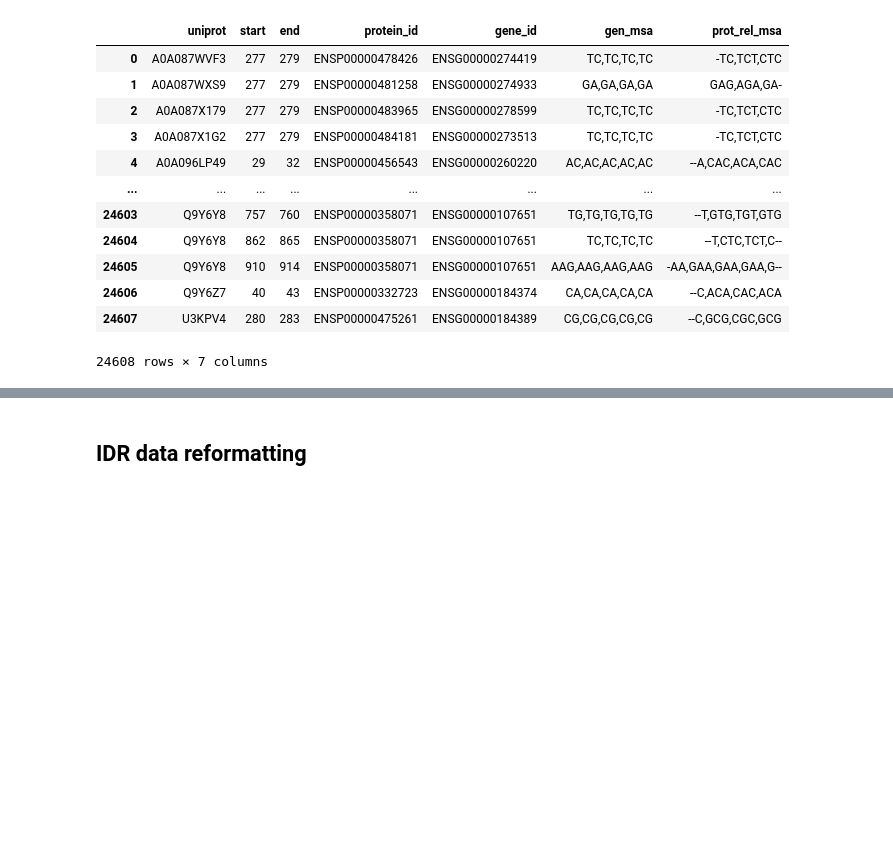
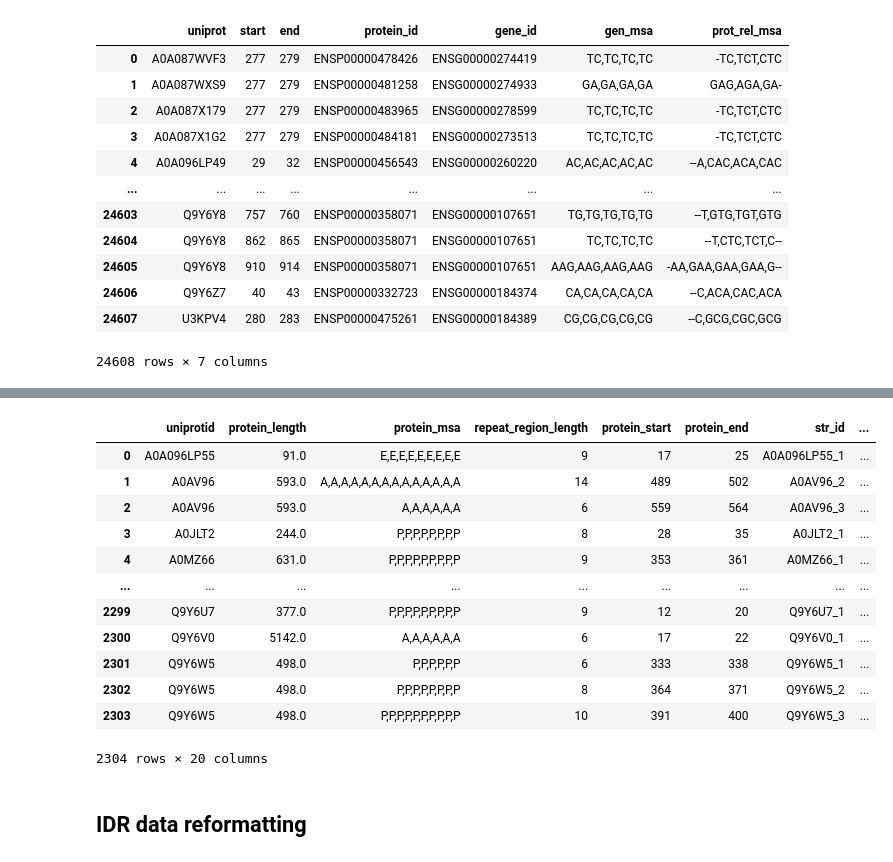
Before and after one commit to maverbiest/refract_secondment_lima, a Jupyter notebook: scripts/refromat_files.ipynb, the cells around one changed output, grey strips where cells are left out. Drawn from its saved outputs; the diff is of its cells as text; code cells hidden in the pictures; blank space fills up the shorter version.

```diff
--- a/scripts/refromat_files.ipynb
+++ b/scripts/refromat_files.ipynb
@@ -133,0 +153,21 @@ df_strs.to_csv("../data/reformat/edb79_gen_to_prot_mapping_reformat.tsv", sep='\
+# %%
+df_prot_strs_filt = (df_prot_strs
+                         .dropna()
+                         .assign(unit_size = lambda x: [len(i[0]) for i in x.protein_msa.str.split(",")])
+                         .query("unit_size == 1 and h_div_prot == 0.0 and ',' not in gen_seq"))
+df_prot_strs_filt = df_prot_strs_filt[[not "," in i for i in df_prot_strs_filt.gen_seq]].reset_index(drop=True)
+df_prot_strs_filt
+# %% [output]
+|  | uniprotid | protein_length | protein_msa | repeat_region_length | protein_start | protein_end | str_id | ... |
+| 0 | A0A096LP55 | 91.0 | E,E,E,E,E,E,E,E,E | 9 | 17 | 25 | A0A096LP55_1 | ... |
+| 1 | A0AV96 | 593.0 | A,A,A,A,A,A,A,A,A,A,A,A,A,A | 14 | 489 | 502 | A0AV96_2 | ... |
+| 2 | A0AV96 | 593.0 | A,A,A,A,A,A | 6 | 559 | 564 | A0AV96_3 | ... |
+| 3 | A0JLT2 | 244.0 | P,P,P,P,P,P,P,P | 8 | 28 | 35 | A0JLT2_1 | ... |
+| 4 | A0MZ66 | 631.0 | P,P,P,P,P,P,P,P,P | 9 | 353 | 361 | A0MZ66_1 | ... |
+| ... | ... | ... | ... | ... | ... | ... | ... | ... |
+| 2299 | Q9Y6U7 | 377.0 | P,P,P,P,P,P,P,P,P | 9 | 12 | 20 | Q9Y6U7_1 | ... |
+| 2300 | Q9Y6V0 | 5142.0 | A,A,A,A,A,A | 6 | 17 | 22 | Q9Y6V0_1 | ... |
+| 2301 | Q9Y6W5 | 498.0 | P,P,P,P,P,P | 6 | 333 | 338 | Q9Y6W5_1 | ... |
+| 2302 | Q9Y6W5 | 498.0 | P,P,P,P,P,P,P,P | 8 | 364 | 371 | Q9Y6W5_2 | ... |
+| 2303 | Q9Y6W5 | 498.0 | P,P,P,P,P,P,P,P,P,P | 10 | 391 | 400 | Q9Y6W5_3 | ... |
+2304 rows × 20 columns
```
Also changed, not shown: parts of 4 cells of this notebook, 6 other files.
